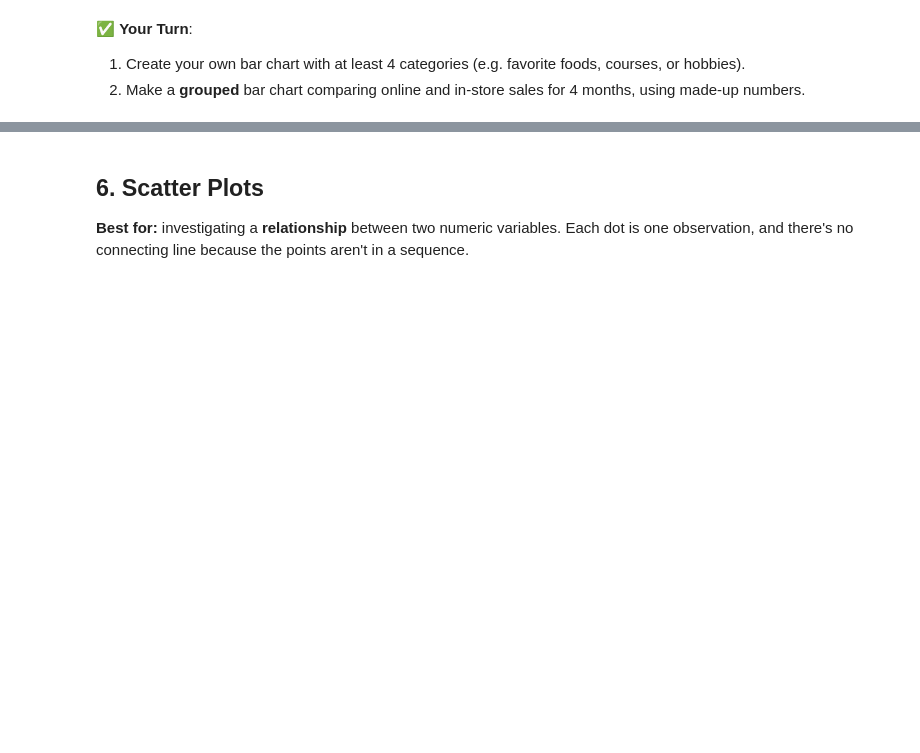
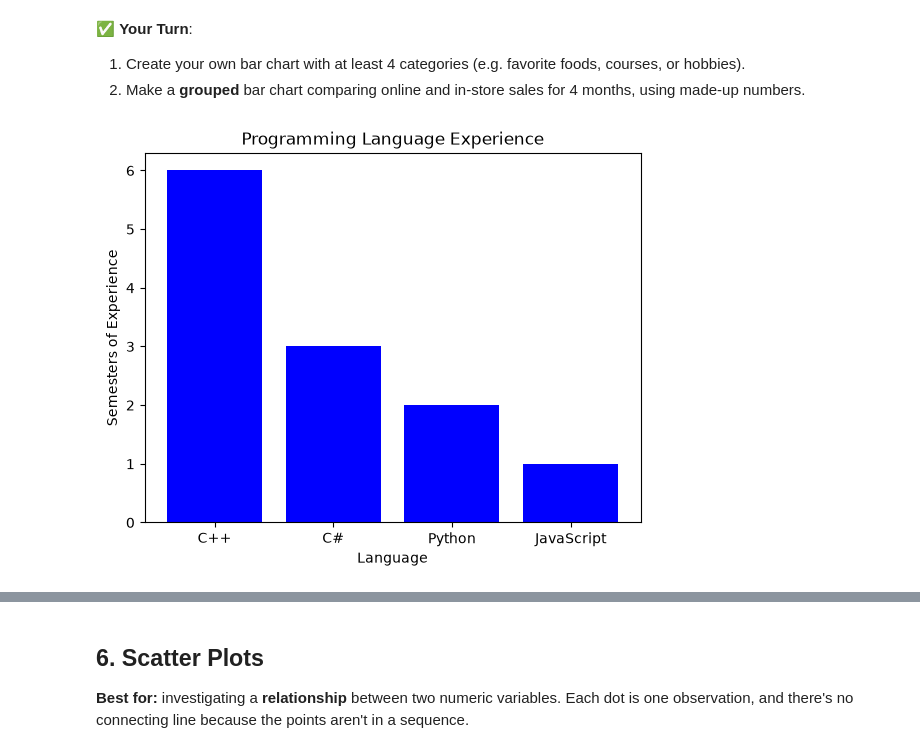
Before and after one commit to ECOKER1226/3603-data-science-coker, a Jupyter notebook: Work/05-Foundations/07-plotting_basics.ipynb, the cells around one changed output, grey strips where cells are left out. Saved outputs shown, nothing was run; the diff lists cells and outputs as text; code cells hidden in the pictures; blank space fills up the shorter version.

Commit message:
saved work on 07-plotting_basics.ipynb

```diff
--- a/Work/05-Foundations/07-plotting_basics.ipynb
+++ b/Work/05-Foundations/07-plotting_basics.ipynb
@@ -299,3 +305,13 @@ plt.show()
 2. Make a **grouped** bar chart comparing online and in-store sales for 4 months, using made-up numbers.
 # %%
 # Your turn here
+languages = np.array(['C++', 'C#', 'Python', 'JavaScript'])
+semesters = np.array([6, 3, 2, 1])
+
+plt.bar(languages, semesters, color='blue')
+plt.title('Programming Language Experience')
+plt.xlabel('Language')
+plt.ylabel('Semesters of Experience')
+plt.show()
+# %% [output]
+[figure, added]
```
Also changed, not shown: parts of 30 cells of this notebook, 3 other files.
